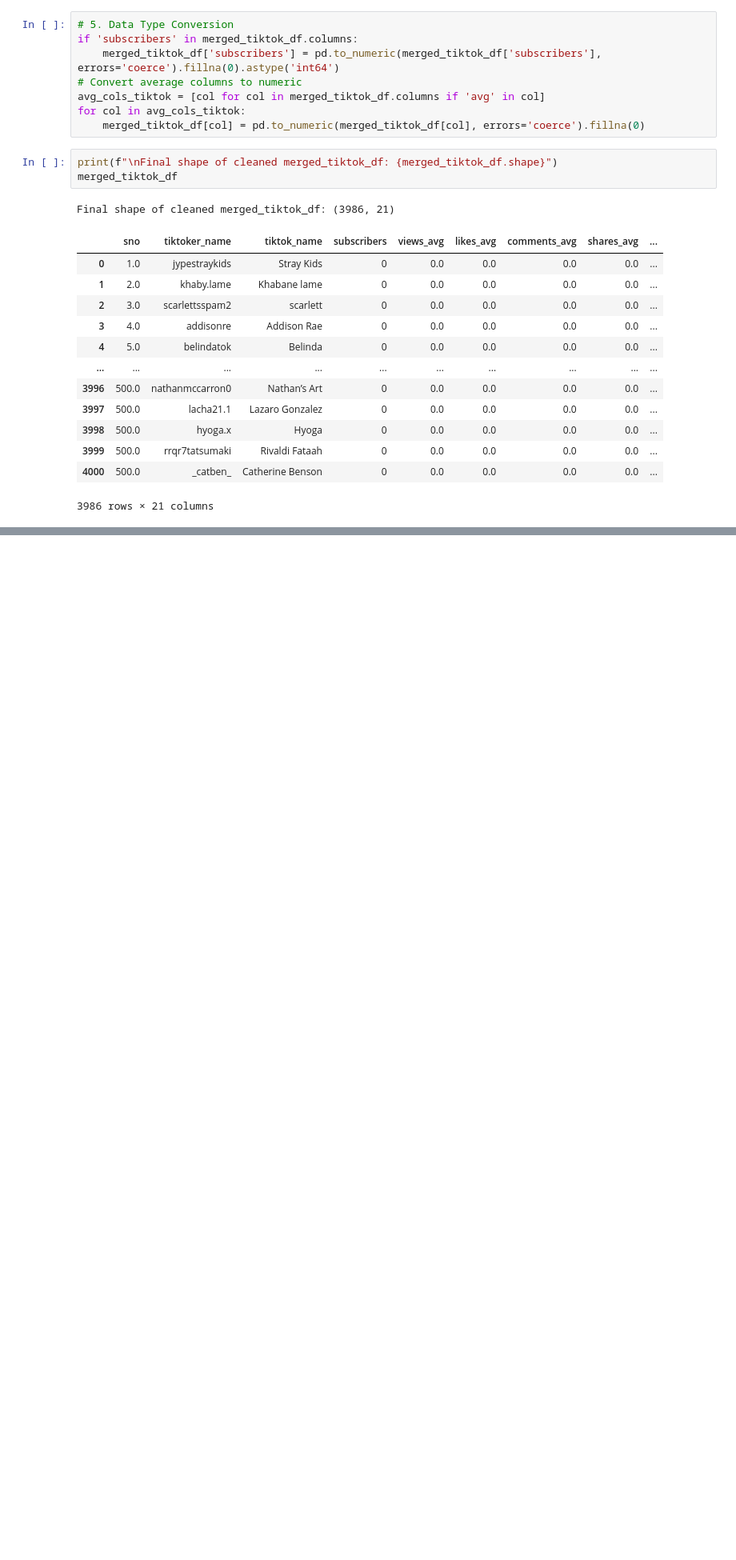
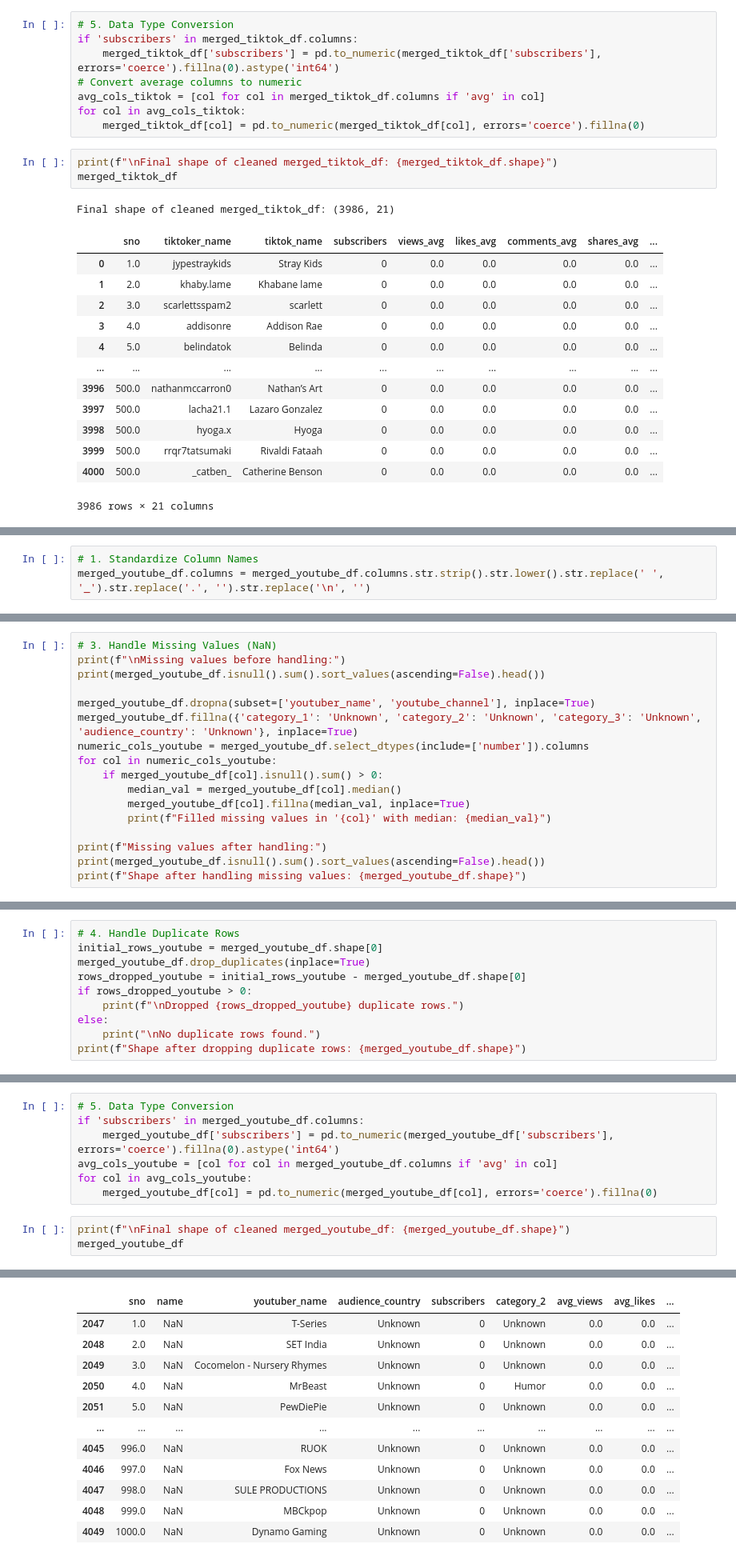
Before and after one commit to AlexOrtiz5/Social_Media, a Jupyter notebook: Clean_Media_Data.ipynb, the cells around one changed output, grey strips where cells are left out. Shown at 80% size. Drawn from its saved outputs; the diff is of its cells as text; blank space fills up the shorter version.

Commit message:
Final merged file fixed

```diff
--- a/Clean_Media_Data.ipynb
+++ b/Clean_Media_Data.ipynb
@@ -1366,0 +1307,3 @@ Final shape of cleaned merged_tiktok_df: (3986, 21)
+# %%
+# 1. Standardize Column Names
+merged_youtube_df.columns = merged_youtube_df.columns.str.strip().str.lower().str.replace(' ', '_').str.replace('.', '').str.replace('\n', '')
@@ -1366,0 +1327,17 @@ Final shape of cleaned merged_tiktok_df: (3986, 21)
+# %%
+# 3. Handle Missing Values (NaN)
+print(f"\nMissing values before handling:")
+print(merged_youtube_df.isnull().sum().sort_values(ascending=False).head())
+
+merged_youtube_df.dropna(subset=['youtuber_name', 'youtube_channel'], inplace=True)
+merged_youtube_df.fillna({'category_1': 'Unknown', 'category_2': 'Unknown', 'category_3': 'Unknown', 'audience_country': 'Unknown'}, inplace=True)
+numeric_cols_youtube = merged_youtube_df.select_dtypes(include=['number']).columns
+for col in numeric_cols_youtube:
+    if merged_youtube_df[col].isnull().sum() > 0:
+        median_val = merged_youtube_df[col].median()
+        merged_youtube_df[col].fillna(median_val, inplace=True)
+        print(f"Filled missing values in '{col}' with median: {median_val}")
+
+print(f"Missing values after handling:")
+print(merged_youtube_df.isnull().sum().sort_values(ascending=False).head())
+print(f"Shape after handling missing values: {merged_youtube_df.shape}")
@@ -1366,0 +1360,10 @@ Final shape of cleaned merged_tiktok_df: (3986, 21)
+# %%
+# 4. Handle Duplicate Rows
+initial_rows_youtube = merged_youtube_df.shape[0]
+merged_youtube_df.drop_duplicates(inplace=True)
+rows_dropped_youtube = initial_rows_youtube - merged_youtube_df.shape[0]
+if rows_dropped_youtube > 0:
+    print(f"\nDropped {rows_dropped_youtube} duplicate rows.")
+else:
+    print("\nNo duplicate rows found.")
+print(f"Shape after dropping duplicate rows: {merged_youtube_df.shape}")
@@ -1366,0 +1373,11 @@ Final shape of cleaned merged_tiktok_df: (3986, 21)
+# %%
+# 5. Data Type Conversion
+if 'subscribers' in merged_youtube_df.columns:
+    merged_youtube_df['subscribers'] = pd.to_numeric(merged_youtube_df['subscribers'], errors='coerce').fillna(0).astype('int64')
+avg_cols_youtube = [col for col in merged_youtube_df.columns if 'avg' in col]
+for col in avg_cols_youtube:
+    merged_youtube_df[col] = pd.to_numeric(merged_youtube_df[col], errors='coerce').fillna(0)
+# %%
+print(f"\nFinal shape of cleaned merged_youtube_df: {merged_youtube_df.shape}")
+merged_youtube_df
+# %% [output]
@@ -1366,0 +1385,12 @@ Final shape of cleaned merged_tiktok_df: (3986, 21)
+|  | sno | name | youtuber_name | audience_country | subscribers | category_2 | avg_views | avg_likes | ... |
+| 2047 | 1.0 | NaN | T-Series | Unknown | 0 | Unknown | 0.0 | 0.0 | ... |
+| 2048 | 2.0 | NaN | SET India | Unknown | 0 | Unknown | 0.0 | 0.0 | ... |
+| 2049 | 3.0 | NaN | Cocomelon - Nursery Rhymes | Unknown | 0 | Unknown | 0.0 | 0.0 | ... |
+| 2050 | 4.0 | NaN | MrBeast | Unknown | 0 | Humor | 0.0 | 0.0 | ... |
+| 2051 | 5.0 | NaN | PewDiePie | Unknown | 0 | Unknown | 0.0 | 0.0 | ... |
+| ... | ... | ... | ... | ... | ... | ... | ... | ... | ... |
+| 4045 | 996.0 | NaN | RUOK | Unknown | 0 | Unknown | 0.0 | 0.0 | ... |
+| 4046 | 997.0 | NaN | Fox News | Unknown | 0 | Unknown | 0.0 | 0.0 | ... |
+| 4047 | 998.0 | NaN | SULE PRODUCTIONS | Unknown | 0 | Unknown | 0.0 | 0.0 | ... |
+| 4048 | 999.0 | NaN | MBCkpop | Unknown | 0 | Unknown | 0.0 | 0.0 | ... |
+| 4049 | 1000.0 | NaN | Dynamo Gaming | Unknown | 0 | Unknown | 0.0 | 0.0 | ... |
```
Also changed, not shown: parts of 5 cells of this notebook.
